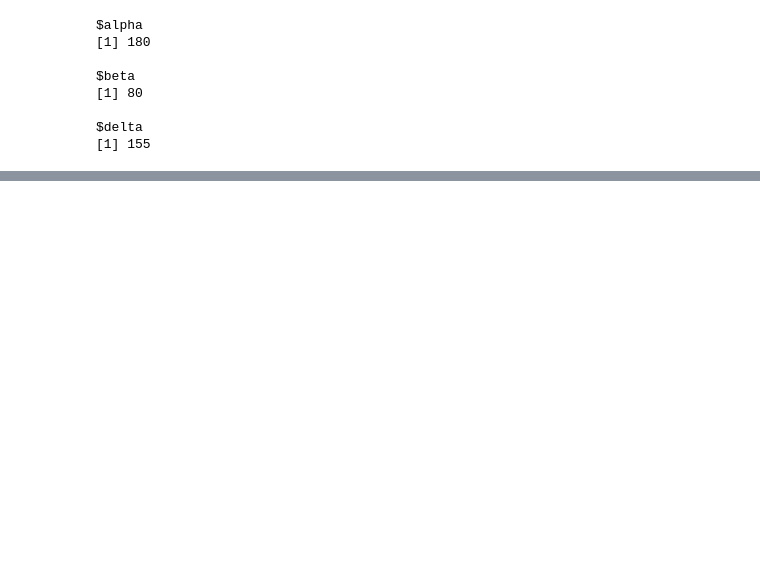
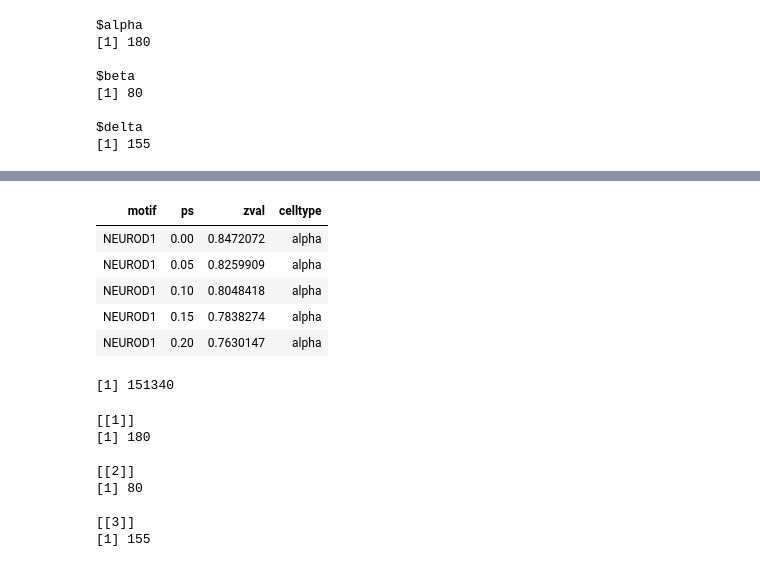
Before and after one commit to biomystery/islet_figs_motifs, a Jupyter notebook: chromVar/06.psedoTime.ipynb, the cells around one changed output, grey strips where cells are left out. Drawn from its saved outputs; the diff is of its cells as text; code cells hidden in the pictures; blank space fills up the shorter version.

Commit message:
smoothed sub-state motifs along ps

```diff
--- a/chromVar/06.psedoTime.ipynb
+++ b/chromVar/06.psedoTime.ipynb
@@ -138,0 +174,21 @@ List of 7
+# %%
+smoothed.motif.pt %>% head(5)
+smoothed.motif.pt %>% nrow
+lapply(c("alpha", "beta", "delta"), function(ct) smoothed.motif.pt %>% filter(celltype ==
+    ct) %>% pull(motif) %>% unique %>% length)
+# %% [output]
+| motif | ps | zval | celltype |
+| NEUROD1 | 0.00 | 0.8472072 | alpha |
+| NEUROD1 | 0.05 | 0.8259909 | alpha |
+| NEUROD1 | 0.10 | 0.8048418 | alpha |
+| NEUROD1 | 0.15 | 0.7838274 | alpha |
+| NEUROD1 | 0.20 | 0.7630147 | alpha |
+[1] 151340
+[[1]]
+[1] 180
+
+[[2]]
+[1] 80
+
+[[3]]
+[1] 155
```
Also changed, not shown: parts of 16 cells of this notebook, 1 other file.
